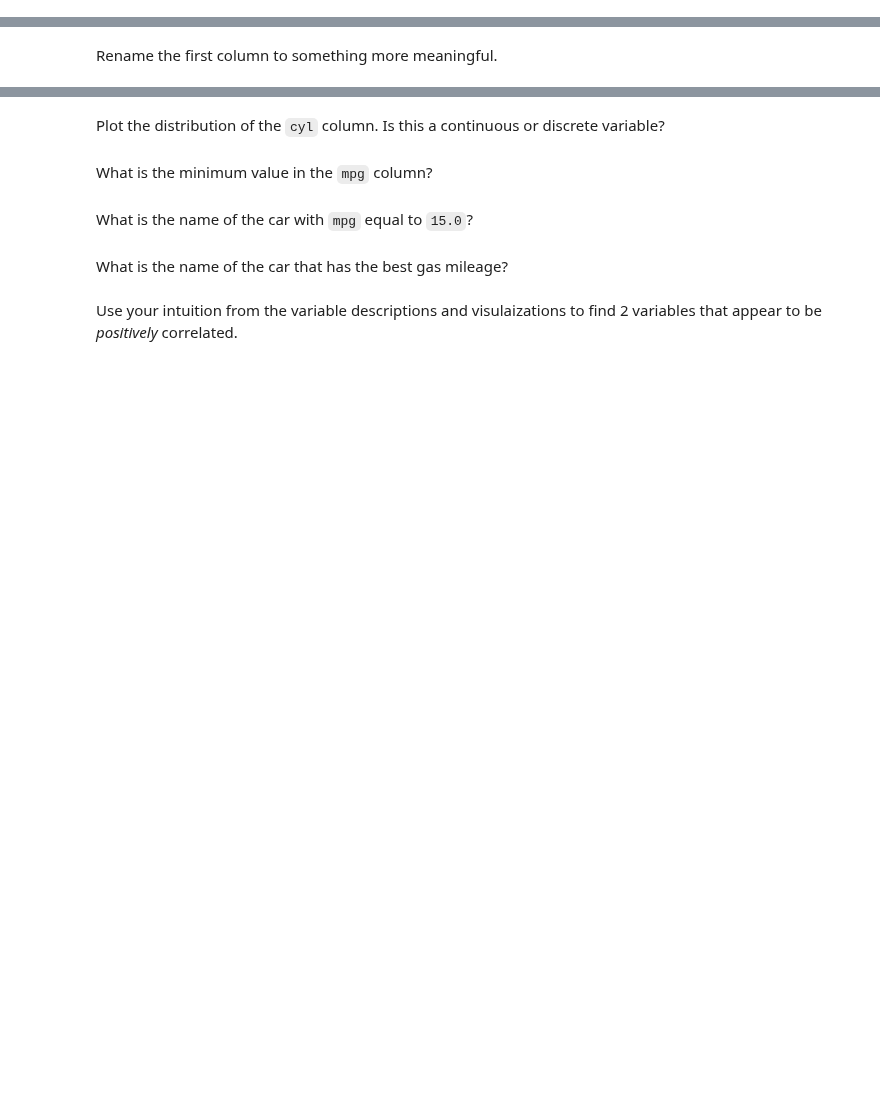
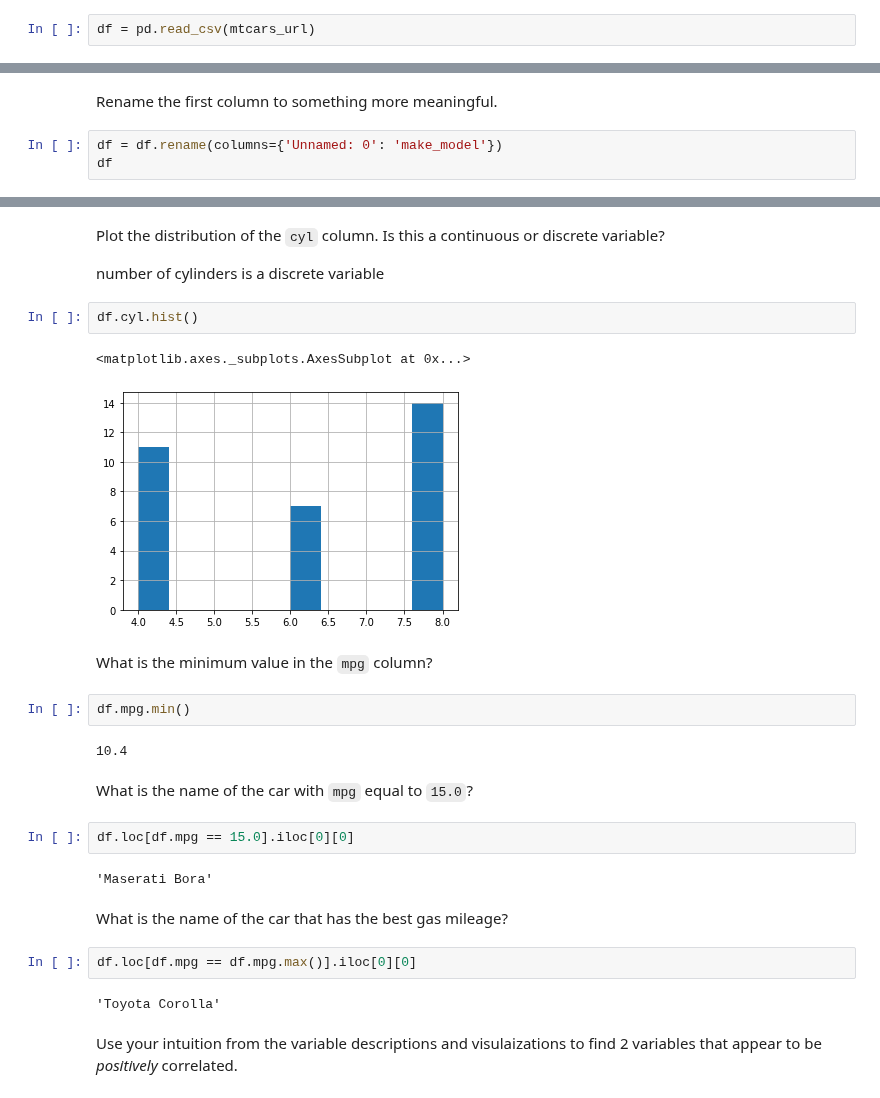
Before and after one commit to thinkful-dsi-grackle/dsi7_student_pair_work, a Jupyter notebook: week01_python_statistics/Aaron_Bilenky_python_review.ipynb, the cells around one changed output, grey strips where cells are left out. Saved outputs shown, nothing was run; the diff lists cells and outputs as text; blank space fills up the shorter version.

```diff
--- a/week01_python_statistics/Aaron_Bilenky_python_review.ipynb
+++ b/week01_python_statistics/Aaron_Bilenky_python_review.ipynb
@@ -70,5 +70,7 @@ import matplotlib.pyplot as plt
 mtcars_url = 'https://gist.githubusercontent.com/ZeccaLehn/4e06d2575eb9589dbe8c365d61cb056c/raw/64f1660f38ef523b2a1a13be77b002b98665cdfe/mtcars.csv'
 # %% [markdown]
 Read the data frame using `mtcars_url`
+# %%
+df = pd.read_csv(mtcars_url)
 # %% [markdown]
 Print the first 8 rows of the dataframe.
@@ -75,2 +89,5 @@ Print the first 8 rows of the dataframe.
 # %% [markdown]
 Rename the first column to something more meaningful.
+# %%
+df = df.rename(columns={'Unnamed: 0': 'make_model'})
+df
@@ -77,10 +112,29 @@ Rename the first column to something more meaningful.
 # %% [markdown]
 Plot the distribution of the `cyl` column.  Is this a continuous or discrete variable?
+
+number of cylinders is a discrete variable
+# %%
+df.cyl.hist()
+# %% [output]
+<matplotlib.axes._subplots.AxesSubplot at 0x...>
+[figure, added]
 # %% [markdown]
 What is the minimum value in the `mpg` column?
+# %%
+df.mpg.min()
+# %% [output]
+10.4
 # %% [markdown]
 What is the name of the car with `mpg` equal to `15.0`?
+# %%
+df.loc[df.mpg == 15.0].iloc[0][0]
+# %% [output]
+'Maserati Bora'
 # %% [markdown]
 What is the name of the car that has the best gas mileage?
+# %%
+df.loc[df.mpg == df.mpg.max()].iloc[0][0]
+# %% [output]
+'Toyota Corolla'
 # %% [markdown]
 Use your intuition from the variable descriptions and visulaizations to find 2 variables that appear to be *positively* correlated.
```
Also changed, not shown: parts of 4 cells of this notebook.
